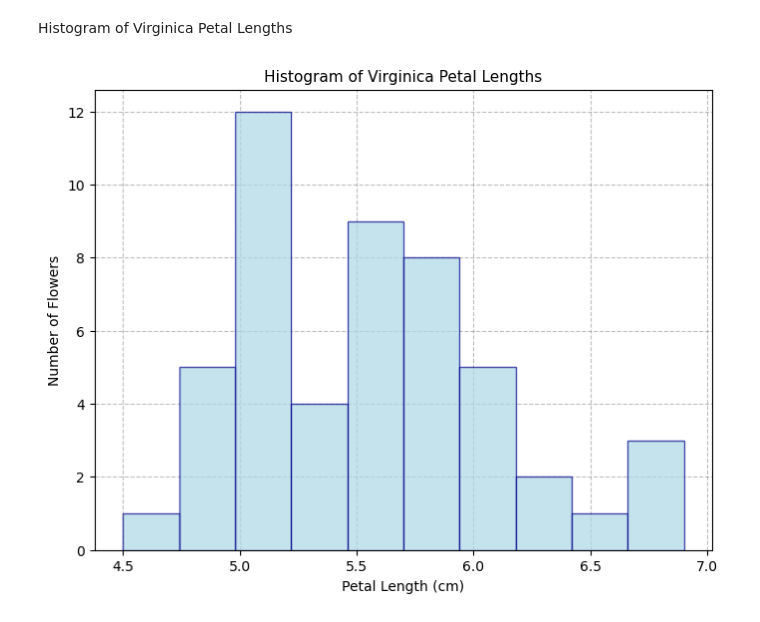
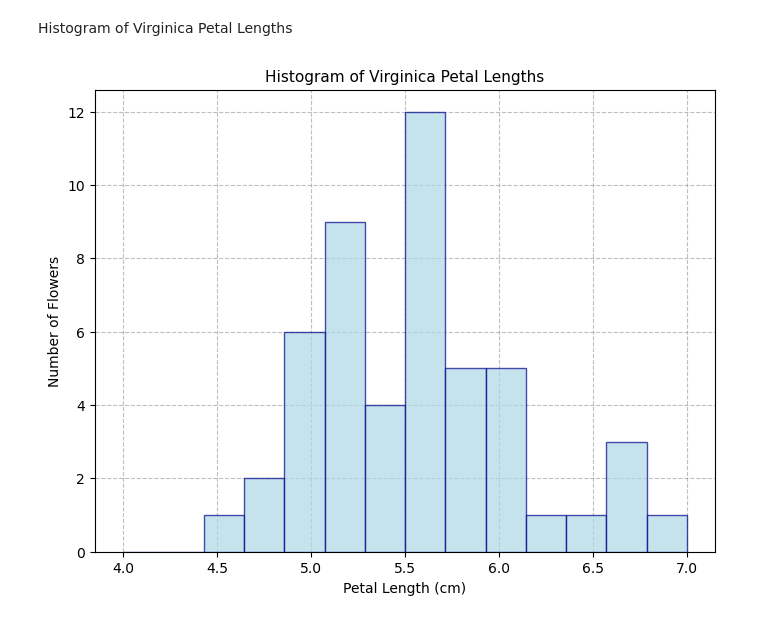
Before and after one commit to Maroua-El-Imame/applied-statistics-assessment, a Jupyter notebook: problems.ipynb, the cells around one changed output. Saved outputs shown, nothing was run; the diff lists cells and outputs as text; code cells hidden in the pictures.

```diff
--- a/problems.ipynb
+++ b/problems.ipynb
@@ -156,15 +198,15 @@ Histogram of Virginica Petal Lengths
 # %%
 # plot a histogram showing the petal lengths of Virginica flowers
 plt.figure(figsize=(8, 6))
-plt.hist(virginica_petal_length, bins=10, alpha=0.7, color='lightblue', edgecolor='darkblue', zorder=3)
+plt.hist(virginica_petal_length, bins=np.linspace(4, 7, 15), alpha=0.7, color='lightblue', edgecolor='darkblue', zorder=3)
 # label the axes and add a title
 plt.title('Histogram of Virginica Petal Lengths', fontsize=11)
 plt.xlabel('Petal Length (cm)', fontsize=10)
 plt.ylabel('Number of Flowers', fontsize=10)
 # Add a grid to the plot for better readability
 plt.grid(True, color='gray', linestyle='--', alpha=0.5)
 
 # Display the plot
 plt.show()
 # %% [output]
-[figure, old version]
+[figure, new version]
```
Also changed, not shown: parts of 6 cells of this notebook.
